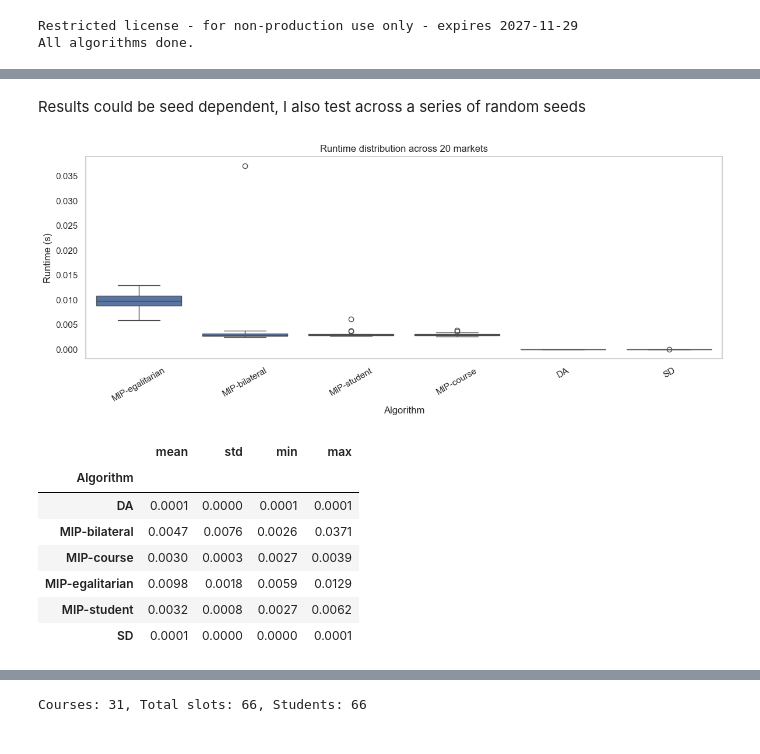
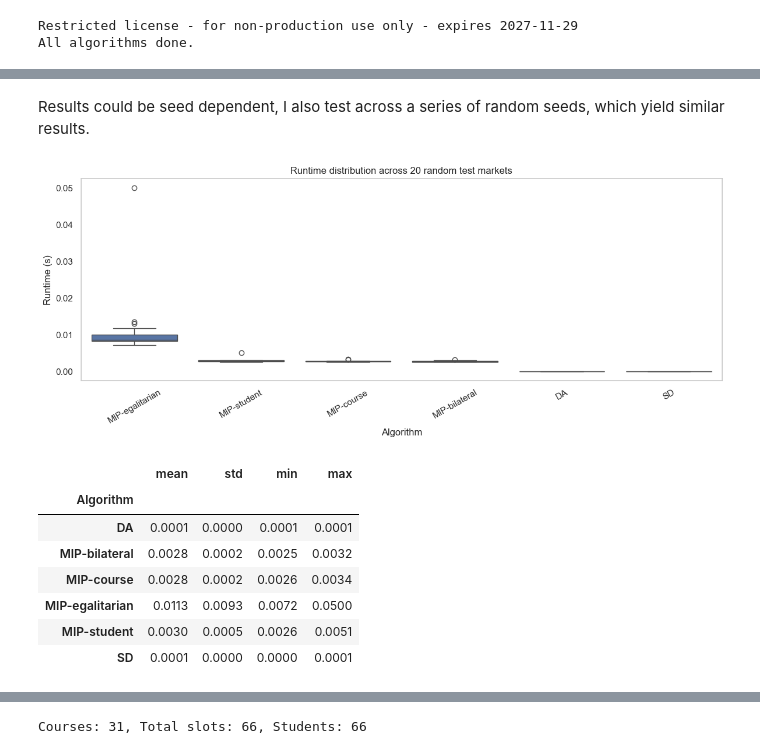
Before and after one commit to kittywu123/econ622-project, a Jupyter notebook: spaghetti and stuffs/comps.ipynb, the cells around one changed output, grey strips where cells are left out. Saved outputs shown, nothing was run; the diff lists cells and outputs as text; code cells hidden in the pictures.

```diff
--- a/spaghetti and stuffs/comps.ipynb
+++ b/spaghetti and stuffs/comps.ipynb
@@ -410,41 +433,41 @@ plt.show()
 # %% [markdown]
-Results could be seed dependent, I also test across a series of random seeds
+Results could be seed dependent, I also test across a series of random seeds, which yield similar results.
 # %%
 # check runtime for different algorithms over multiple seeds
 import warnings
 SEEDS = range(20)
 runtime_records = []
 
 for seed in SEEDS:
     mkt = generate_market(n_students=20, n_courses=8, seed=seed)
     for obj in ("student", "course", "bilateral", "egalitarian"):
         t0 = time.perf_counter()
         solve_mip(mkt, objective=obj, solver=SOLVER)
         runtime_records.append({"Algorithm": f"MIP-{obj}", "Runtime (s)": time.perf_counter() - t0, "Seed": seed})
     for label, fn in [("DA", deferred_acceptance), ("SD", lambda mkt: serial_dictatorship(mkt, seed=seed))]:
         t0 = time.perf_counter()
         fn(mkt)
         runtime_records.append({"Algorithm": label, "Runtime (s)": time.perf_counter() - t0, "Seed": seed})
 
 df_rt = pd.DataFrame(runtime_records)
 
 fig, ax = plt.subplots(figsize=(12, 5))
 order = df_rt.groupby("Algorithm")["Runtime (s)"].mean().sort_values(ascending=False).index
 sns.boxplot(data=df_rt, x="Algorithm", y="Runtime (s)", order=order, ax=ax)
-ax.set_title("Runtime distribution across 20 markets")
+ax.set_title("Runtime distribution across 20 random test markets")
 ax.tick_params(axis="x", rotation=30)
 ax.grid(False)
 plt.tight_layout()
 plt.show()
 
 display(df_rt.groupby("Algorithm")["Runtime (s)"].agg(["mean", "std", "min", "max"]).round(4))
 # %% [output]
-[figure, old version]
+[figure, new version]
 |  | mean | std | min | max |
 | Algorithm |  |  |  |  |
 | DA | 0.0001 | 0.0000 | 0.0001 | 0.0001 |
-| MIP-bilateral | 0.0047 | 0.0076 | 0.0026 | 0.0371 |
-| MIP-course | 0.0030 | 0.0003 | 0.0027 | 0.0039 |
-| MIP-egalitarian | 0.0098 | 0.0018 | 0.0059 | 0.0129 |
-| MIP-student | 0.0032 | 0.0008 | 0.0027 | 0.0062 |
+| MIP-bilateral | 0.0028 | 0.0002 | 0.0025 | 0.0032 |
+| MIP-course | 0.0028 | 0.0002 | 0.0026 | 0.0034 |
+| MIP-egalitarian | 0.0113 | 0.0093 | 0.0072 | 0.0500 |
+| MIP-student | 0.0030 | 0.0005 | 0.0026 | 0.0051 |
 | SD | 0.0001 | 0.0000 | 0.0000 | 0.0001 |
```
Also changed, not shown: parts of 36 cells of this notebook, 5 other files.
